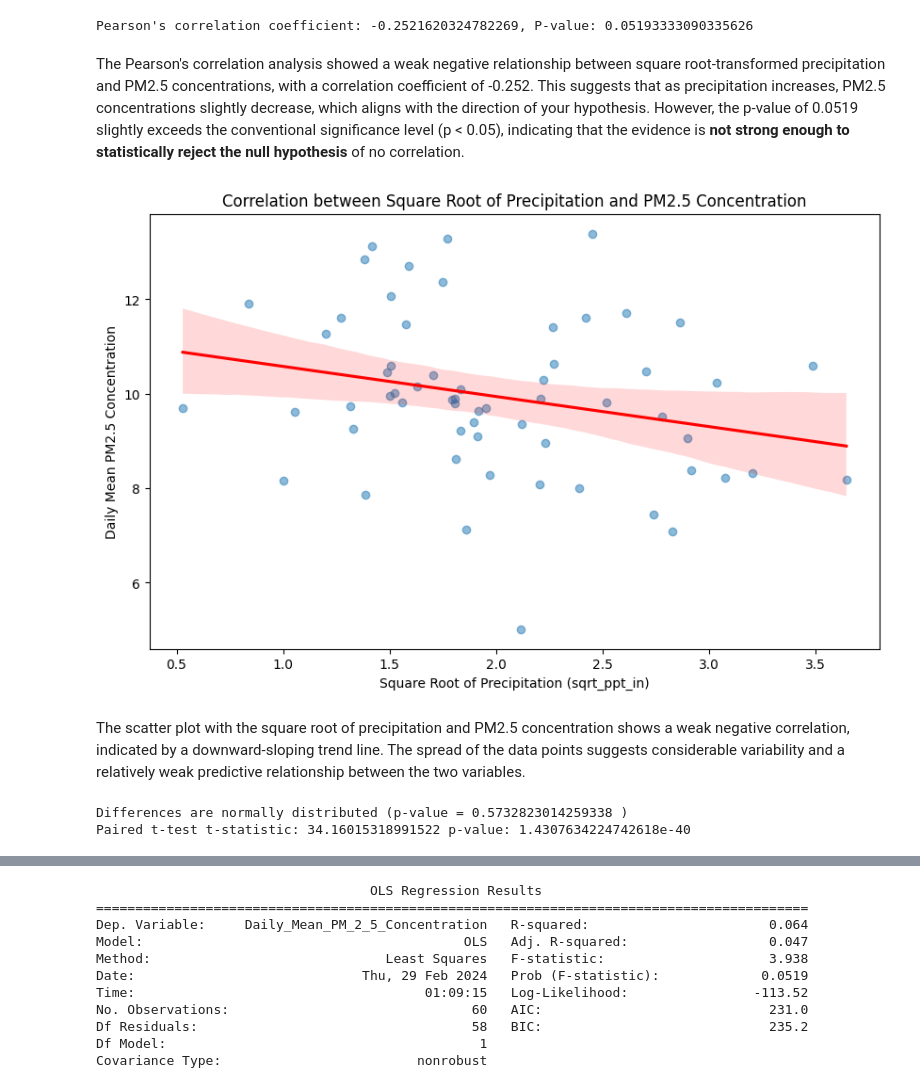
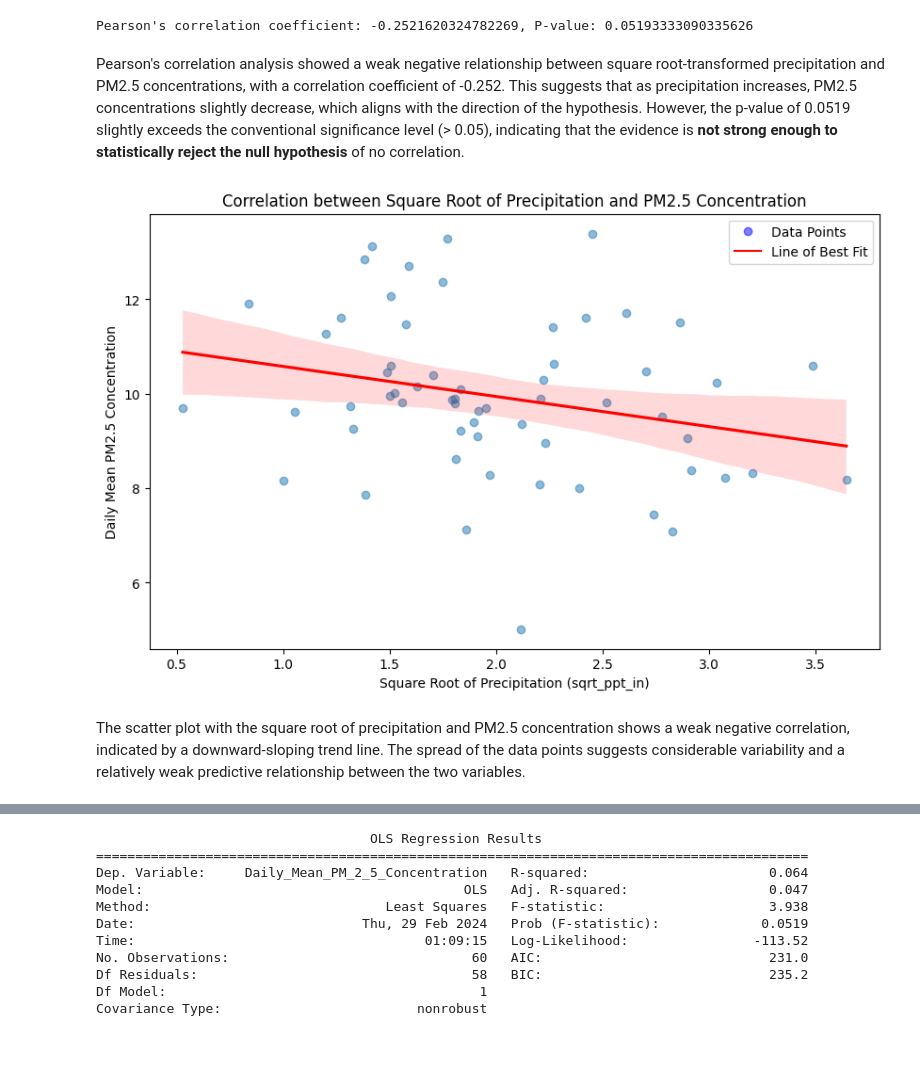
Before and after one commit to dhrutijoshi11/HypothesisTesting, a Jupyter notebook: Precipitation_PM_2_5_HN.ipynb, the cells around one changed output, grey strips where cells are left out. Cells and saved outputs as stored; diff of their text form; code cells hidden in the pictures; blank space fills up the shorter version.

```diff
--- a/Precipitation_PM_2_5_HN.ipynb
+++ b/Precipitation_PM_2_5_HN.ipynb
@@ -681,40 +750,25 @@ print(f"Pearson's correlation coefficient: {corr_coefficient}, P-value: {p_value
 # %% [output]
 Pearson's correlation coefficient: -0.2521620324782269, P-value: 0.05193333090335626
 # %% [markdown]
-The Pearson's correlation analysis showed a weak negative relationship between square root-transformed precipitation and PM2.5 concentrations, with a correlation coefficient of -0.252. This suggests that as precipitation increases, PM2.5 concentrations slightly decrease, which aligns with the direction of your hypothesis. However, the p-value of 0.0519 slightly exceeds the conventional significance level (p < 0.05), indicating that the evidence is **not strong enough to statistically reject the null hypothesis** of no correlation.
+Pearson's correlation analysis showed a weak negative relationship between square root-transformed precipitation and PM2.5 concentrations, with a correlation coefficient of -0.252. This suggests that as precipitation increases, PM2.5 concentrations slightly decrease, which aligns with the direction of the hypothesis. However, the p-value of 0.0519 slightly exceeds the conventional significance level (> 0.05), indicating that the evidence is **not strong enough to statistically reject the null hypothesis** of no correlation.
 # %%
-import seaborn as sns
 
 # Plotting
 plt.figure(figsize=(10, 6))
 sns.regplot(x='sqrt_ppt_in', y='Daily_Mean_PM_2_5_Concentration', data=houston_air,
-            scatter_kws={'alpha':0.5}, line_kws={'color':'red'})
+            scatter_kws={'alpha':0.5}, line_kws={'color':'red', 'label':'Line of Best Fit'})
 plt.title('Correlation between Square Root of Precipitation and PM2.5 Concentration')
 plt.xlabel('Square Root of Precipitation (sqrt_ppt_in)')
 plt.ylabel('Daily Mean PM2.5 Concentration')
+
+# Adding a legend manually
+# The label for the scatter plot part isn't automatically handled by regplot, so  may need to create a proxy artist for it
+import matplotlib.lines as mlines
+scatter_legend = mlines.Line2D([], [], color='blue', marker='o', linestyle='None', alpha=0.5, label='Data Points')
+plt.legend(handles=[scatter_legend, mlines.Line2D([], [], color='red', label='Line of Best Fit')])
+
 plt.show()
 # %% [output]
-[figure, old version]
+[figure, new version]
 # %% [markdown]
 The scatter plot with the square root of precipitation and PM2.5 concentration shows a weak negative correlation, indicated by a downward-sloping trend line. The spread of the data points suggests considerable variability and a relatively weak predictive relationship between the two variables.
-# %%
-import scipy.stats as stats
-
-# Log-transform precipitation
-houston_air['sqrt_ppt_in'] = np.sqrt(houston_air['ppt_in'])
-
-# Calculate differences
-houston_air['differences'] = houston_air['Daily_Mean_PM_2_5_Concentration'] - houston_air['sqrt_ppt_in']
-
-# Check if the differences are normally distributed
-_, p_value = stats.shapiro(houston_air['differences'])
-if p_value < 0.05:
-    print("Differences are not normally distributed (p-value =", p_value, ")")
-else:
-    print("Differences are normally distributed (p-value =", p_value, ")")
-    # Since differences are normally distributed, conduct a paired t-test
-    t_statistic, p_value = stats.ttest_rel(houston_air['Daily_Mean_PM_2_5_Concentration'], houston_air['log_ppt_in'])
-    print("Paired t-test t-statistic:", t_statistic, "p-value:", p_value)
-# %% [output]
-Differences are normally distributed (p-value = 0.5732823014259338 )
-Paired t-test t-statistic: 34.16015318991522 p-value: 1.4307634224742618e-40
```
Also changed, not shown: parts of 38 cells of this notebook, 1 other file.
